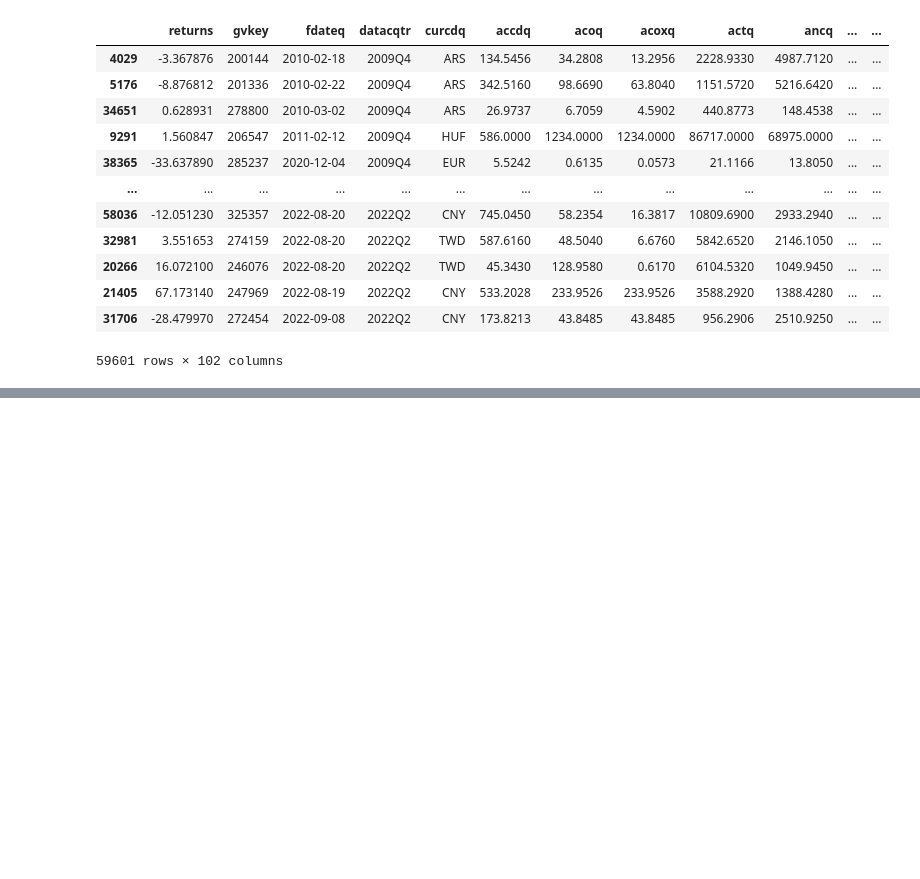
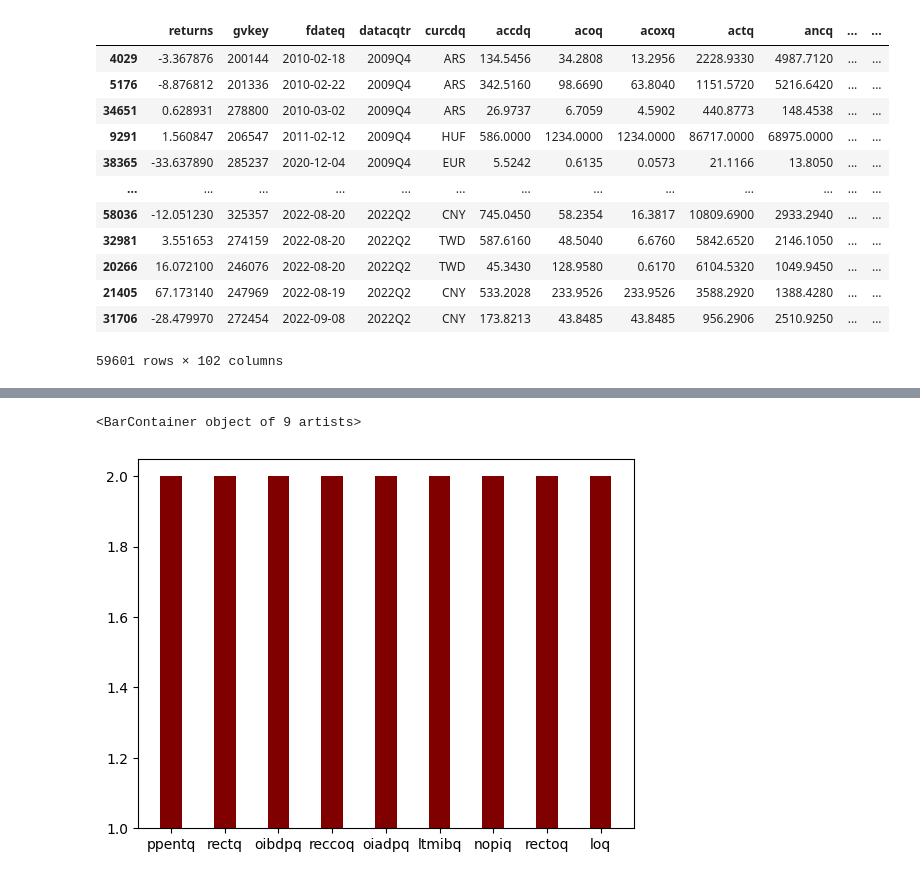
Before and after one commit to rrobberobin/MLStockForecasting, a Jupyter notebook: RobinThesisTensorflow.ipynb, the cells around one changed output, grey strips where cells are left out. Cells and saved outputs as stored; diff of their text form; code cells hidden in the pictures; blank space fills up the shorter version.

```diff
--- a/RobinThesisTensorflow.ipynb
+++ b/RobinThesisTensorflow.ipynb
@@ -425,3 +477,50 @@ pd.DataFrame.to_html(MSEMatrix, "Results/ModelComparison.csv", index=False)
+# %%
+#Variable importance
+
+
+
+# VarImpData = np.asarray(xRatioData).astype('float32')
+# VarImpData = scipy.stats.mstats.winsorize(VarImpData, limits = (0.05, 0.95))
+# VarImpData = scaler.fit_transform(VarImpData)
+
+rows = len(MSEMatrix["ModelPointer"])
+cols = len(X.columns)
+
+#VarImpResults = pd.DataFrame(columns = X.columns)
+VarImpArray = np.empty((rows,cols), dtype=float, order='C')
+for row in range(0, rows):
+
+    model = MSEMatrix["ModelPointer"][row]
+    VarImpData = xWinVal
+    for col in range(0, cols):
+
+        VarImpData[:,col] = 0
+        #VarImpData[col].values[:] = 0
+        loss = model.evaluate(VarImpData, yVal, batch_size=128)
+
+        try:
+            loss = [x for x in loss]
+            VarImpMSE = loss[0][0]
+            VarImpArray[row, col] = VarImpMSE
+        except:
+            print(loss)
+
+
+VarImpResults = pd.DataFrame(VarImpArray, columns = X.columns)
+
+VarImpMean = VarImpResults.mean(axis=0)
+# %%
+VarImpMean = VarImpResults.mean(axis=0)
+VarImpMean = VarImpMean.sort_values()
+#VarImpMean = VarImpMean/(VarImpMean.mean())
+VarImpMean = VarImpMean[1:10]
+
+
+import matplotlib.pyplot as plt
+plt.bar(VarImpMean.index, VarImpMean, bottom=VarImpMean.min(), color ='maroon', width = 0.4)#, width, bottom, align)
+# %% [output]
+<BarContainer object of 9 artists>
+[figure, added]
 # %%
 #ynew = model.predict_classes(Xnew)
 # %%
```
Also changed, not shown: parts of 12 cells of this notebook.
